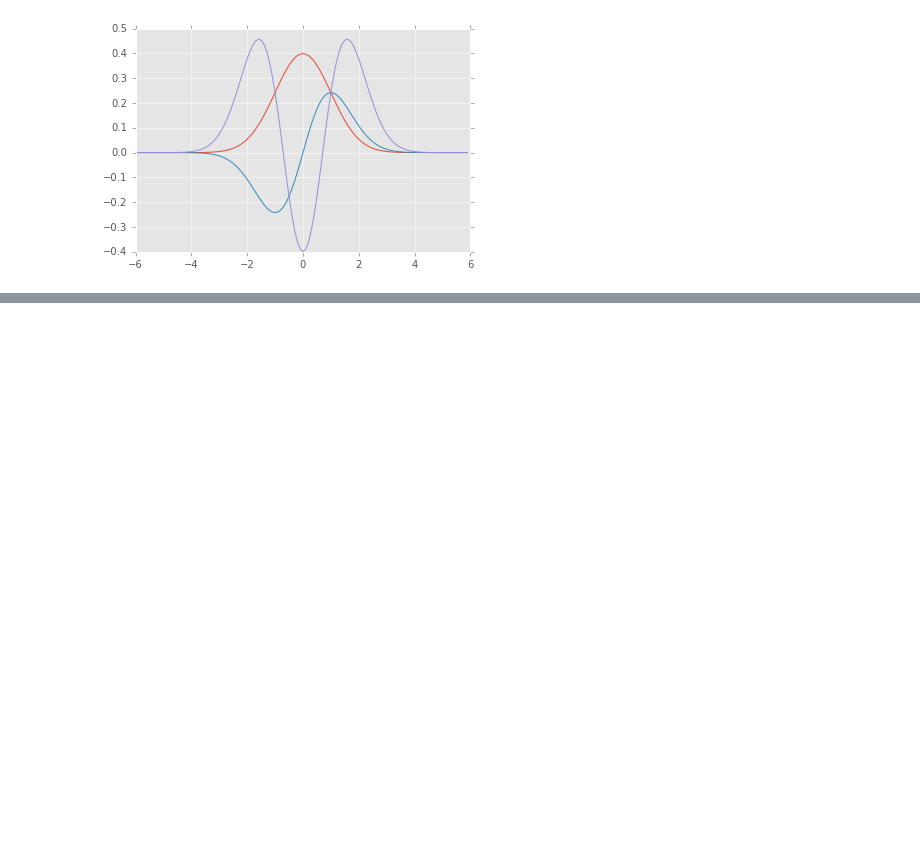
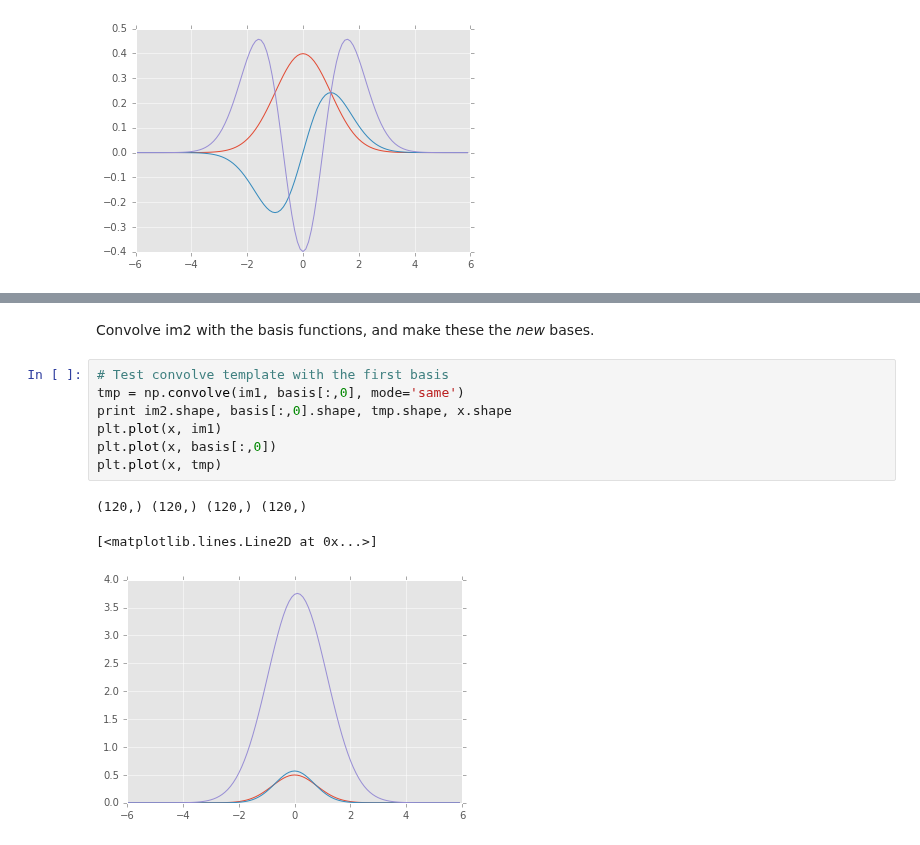
Before and after one commit to lsst-dm/diffimTests, a Jupyter notebook: 3. trial implementation of AL in 1D.ipynb, the cells around one changed output, grey strips where cells are left out. Drawn from its saved outputs; the diff is of its cells as text; blank space fills up the shorter version.

```diff
--- a/3. trial implementation of AL in 1D.ipynb
+++ b/3. trial implementation of AL in 1D.ipynb
@@ -58,0 +101,13 @@ plt.plot(x, gh2)
+# %% [markdown]
+Convolve im2 with the basis functions, and make these the *new* bases.
+# %%
+# Test convolve template with the first basis
+tmp = np.convolve(im1, basis[:,0], mode='same')
+print im2.shape, basis[:,0].shape, tmp.shape, x.shape
+plt.plot(x, im1)
+plt.plot(x, basis[:,0])
+plt.plot(x, tmp)
+# %% [output]
+(120,) (120,) (120,) (120,)
+[<matplotlib.lines.Line2D at 0x...>]
+[figure, added]
```
Also changed, not shown: parts of 12 cells of this notebook.
